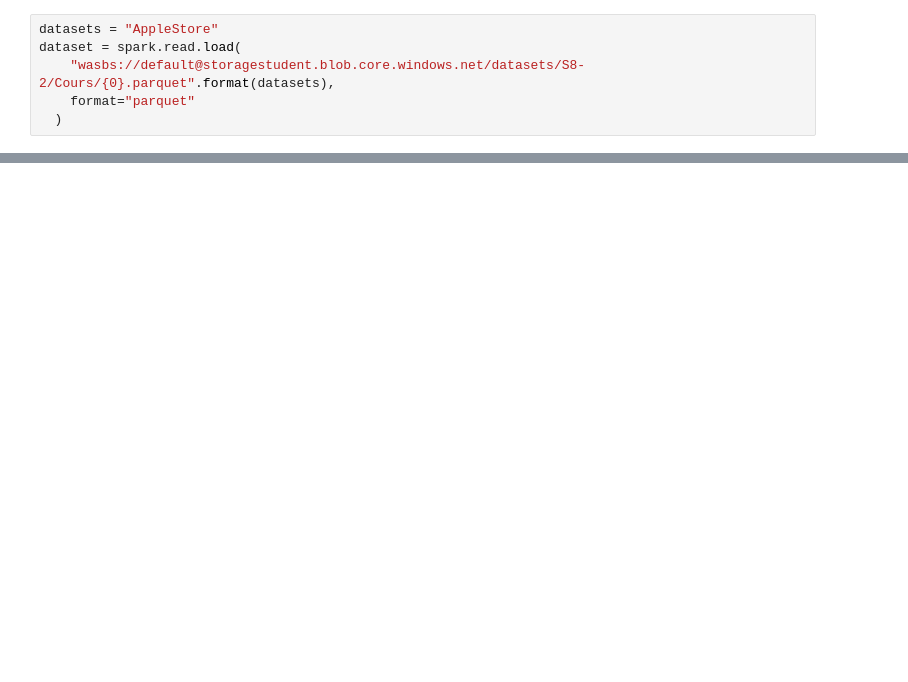
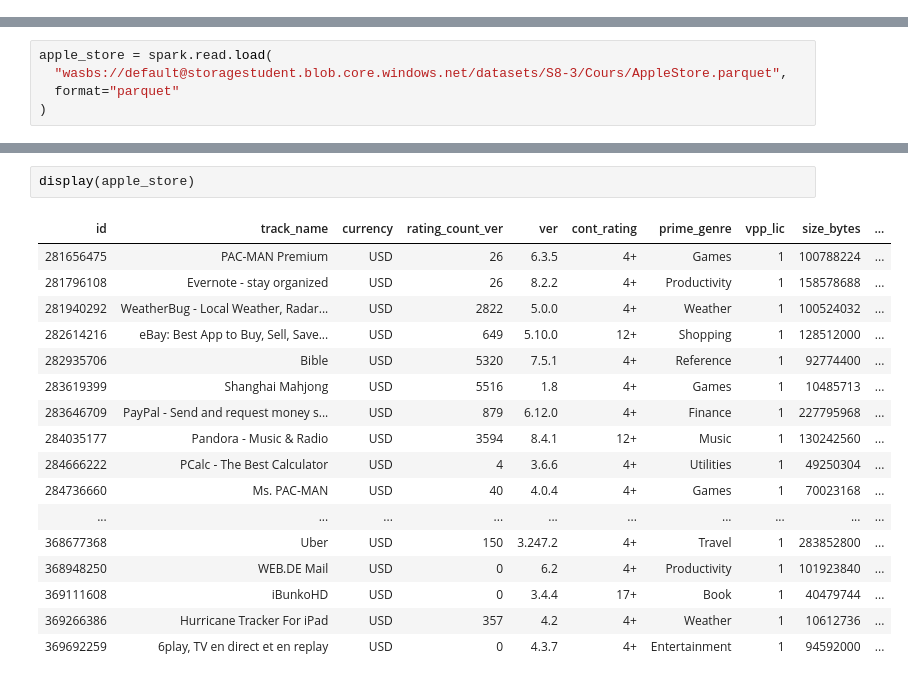
Before and after one commit to tbazzi/Data-Science---Fullstack-Bootcamp, a Jupyter notebook: S9_3_prise_en_main_spark_sql.ipynb, the cells around one changed output, grey strips where cells are left out. Saved outputs shown, nothing was run; the diff lists cells and outputs as text; blank space fills up the shorter version.

```diff
--- a/S9_3_prise_en_main_spark_sql.ipynb
+++ b/S9_3_prise_en_main_spark_sql.ipynb
@@ -11,9 +9,3 @@ spark.conf.set(
 )
 # %% [output]
 [interactive output not drawn]
-# %%
-datasets = "AppleStore"
-dataset = spark.read.load(
-    "wasbs://default@storagestudent.blob.core.windows.net/datasets/S8-2/Cours/{0}.parquet".format(datasets),
-    format="parquet"
-  )
@@ -400,0 +12,5 @@ display(applestore_rank.select("track_name", "prime_genre", "rank", "size_bytes"
+# %%
+apple_store = spark.read.load(
+  "wasbs://default@storagestudent.blob.core.windows.net/datasets/S8-3/Cours/AppleStore.parquet",
+  format="parquet"
+)
@@ -400,0 +19,20 @@ display(applestore_rank.select("track_name", "prime_genre", "rank", "size_bytes"
+# %%
+display(apple_store)
+# %% [output]
+| id | track_name | currency | rating_count_ver | ver | cont_rating | prime_genre | vpp_lic | size_bytes | ... |
+| 281656475 | PAC-MAN Premium | USD | 26 | 6.3.5 | 4+ | Games | 1 | 100788224 | ... |
+| 281796108 | Evernote - stay organized | USD | 26 | 8.2.2 | 4+ | Productivity | 1 | 158578688 | ... |
+| 281940292 | WeatherBug - Local Weather, Radar... | USD | 2822 | 5.0.0 | 4+ | Weather | 1 | 100524032 | ... |
+| 282614216 | eBay: Best App to Buy, Sell, Save... | USD | 649 | 5.10.0 | 12+ | Shopping | 1 | 128512000 | ... |
+| 282935706 | Bible | USD | 5320 | 7.5.1 | 4+ | Reference | 1 | 92774400 | ... |
+| 283619399 | Shanghai Mahjong | USD | 5516 | 1.8 | 4+ | Games | 1 | 10485713 | ... |
+| 283646709 | PayPal - Send and request money s... | USD | 879 | 6.12.0 | 4+ | Finance | 1 | 227795968 | ... |
+| 284035177 | Pandora - Music & Radio | USD | 3594 | 8.4.1 | 12+ | Music | 1 | 130242560 | ... |
+| 284666222 | PCalc - The Best Calculator | USD | 4 | 3.6.6 | 4+ | Utilities | 1 | 49250304 | ... |
+| 284736660 | Ms. PAC-MAN | USD | 40 | 4.0.4 | 4+ | Games | 1 | 70023168 | ... |
+| ... | ... | ... | ... | ... | ... | ... | ... | ... | ... |
+| 368677368 | Uber | USD | 150 | 3.247.2 | 4+ | Travel | 1 | 283852800 | ... |
+| 368948250 | WEB.DE Mail | USD | 0 | 6.2 | 4+ | Productivity | 1 | 101923840 | ... |
+| 369111608 | iBunkoHD | USD | 0 | 3.4.4 | 17+ | Book | 1 | 40479744 | ... |
+| 369266386 | Hurricane Tracker For iPad | USD | 357 | 4.2 | 4+ | Weather | 1 | 10612736 | ... |
+| 369692259 | 6play, TV en direct et en replay | USD | 0 | 4.3.7 | 4+ | Entertainment | 1 | 94592000 | ... |
```
Also changed, not shown: parts of 66 cells of this notebook.
